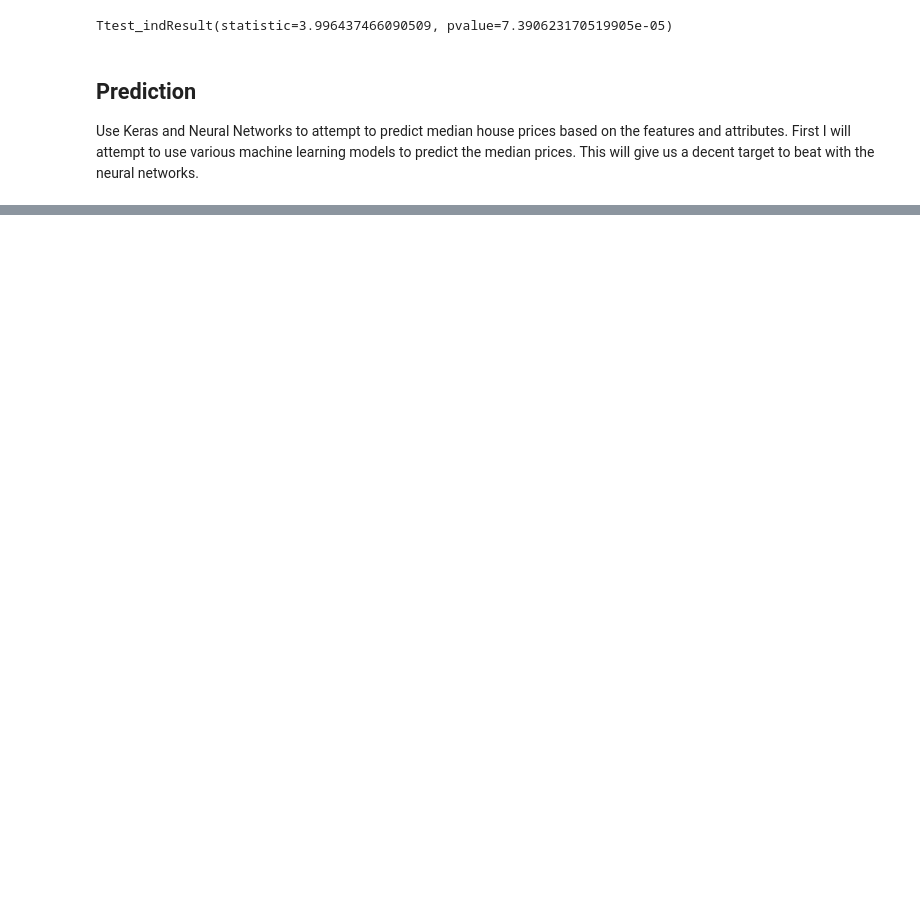
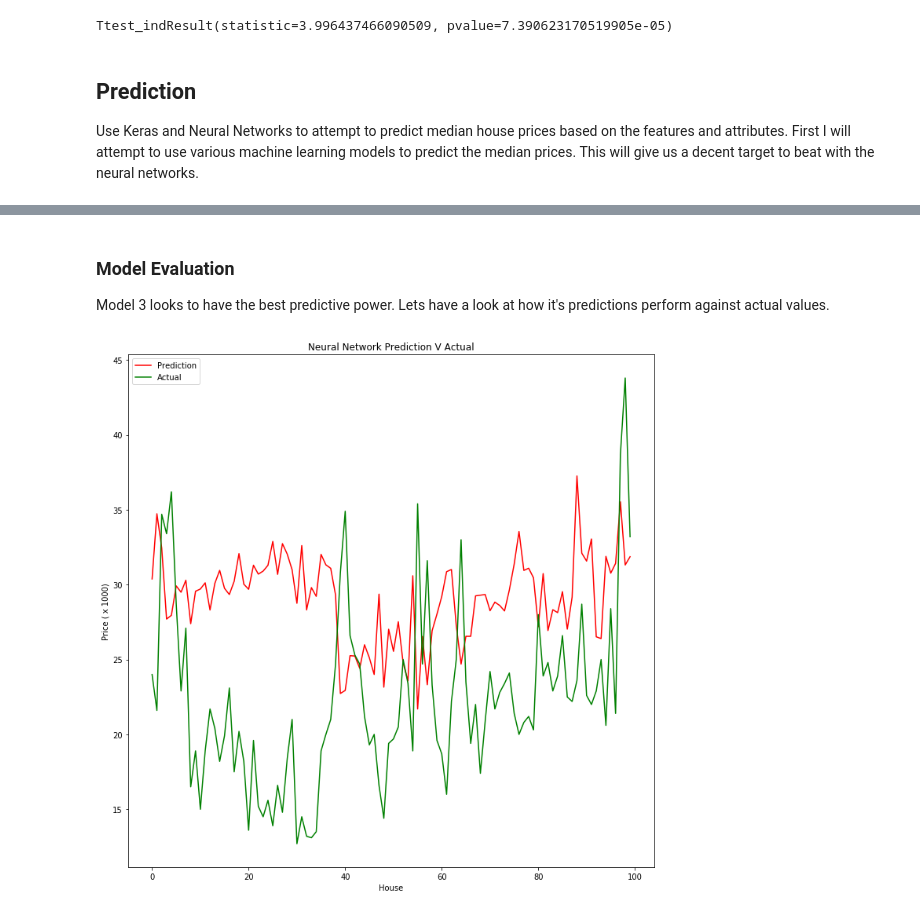
Before and after one commit to diarmuidwhelan/Machine-learning-and-statistics, a Jupyter notebook: Machine Learning and Statistics Project.ipynb, the cells around one changed output, grey strips where cells are left out. Drawn from its saved outputs; the diff is of its cells as text; code cells hidden in the pictures; blank space fills up the shorter version.

```diff
--- a/Machine Learning and Statistics Project.ipynb
+++ b/Machine Learning and Statistics Project.ipynb
@@ -434,5 +555,14 @@ averaged_models = AveragingModels(models = (ENet, GBoost, KRR, lasso))
 
 score = rmsle_cv(averaged_models)
 print(" Averaged base models score: {:.4f} ({:.4f})\n".format(score.mean(), score.std()))
+averaged_models.fit(X_train,y_train)
+#squared difference between predicted and what was predicted (Rounded to 3 decimal places)
+print("\nMean Squared Error   : {}".format(round(mean_squared_error(y_test, averaged_models.predict(X_test)), 3)))
+
+# Size of an error we can expect (Rounded to 3 decimal places)
+print("Mean Absolute Error  : {}".format(round(mean_absolute_error(y_test, averaged_models.predict(X_test)), 3)))
+
+# Find and print R-Squared (Rounded to 3 decimal places)
+print("R-Squared:           : {}".format(round(averaged_models.score(X_train,y_train),3)))
 # %% [output]
  Averaged base models score: 3.5426 (0.5202)
@@ -790 +836,21 @@ Val MAE:  2.8977 , Val Loss:  23.1211
+# %% [markdown]
+### Model Evaluation
+Model 3 looks to have the best predictive power. Lets have a look at how it's predictions perform against actual values.
+# %%
+y_true = Y
+y_pred = model3.predict(features)
+
+
+
+#Plot of actual v predicted price of first 100 data points
+plt.figure(figsize=(12, 12))
+plt.plot(y_pred[:100], 'r-', label ='Prediction')
+plt.plot(y_true[:100], 'g', label = 'Actual')
+plt.title("Neural Network Prediction V Actual")
+plt.ylabel("Price ( x 1000)")
+plt.xlabel("House")
+plt.legend(["Prediction", "Actual"], loc="upper left")
+plt.show()
+# %% [output]
+[figure, added]
 # %%
```
Also changed, not shown: parts of 22 cells of this notebook.
